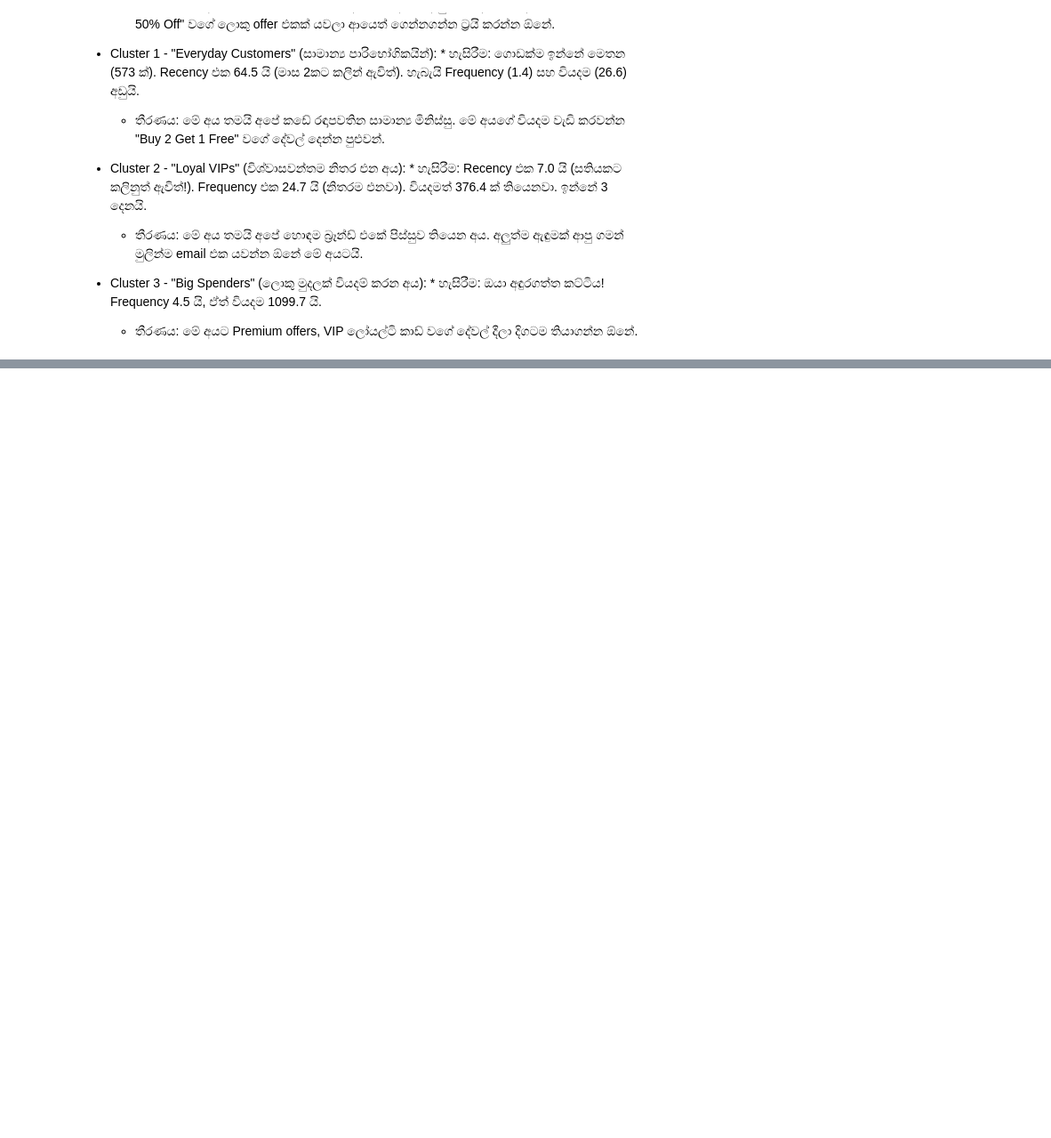
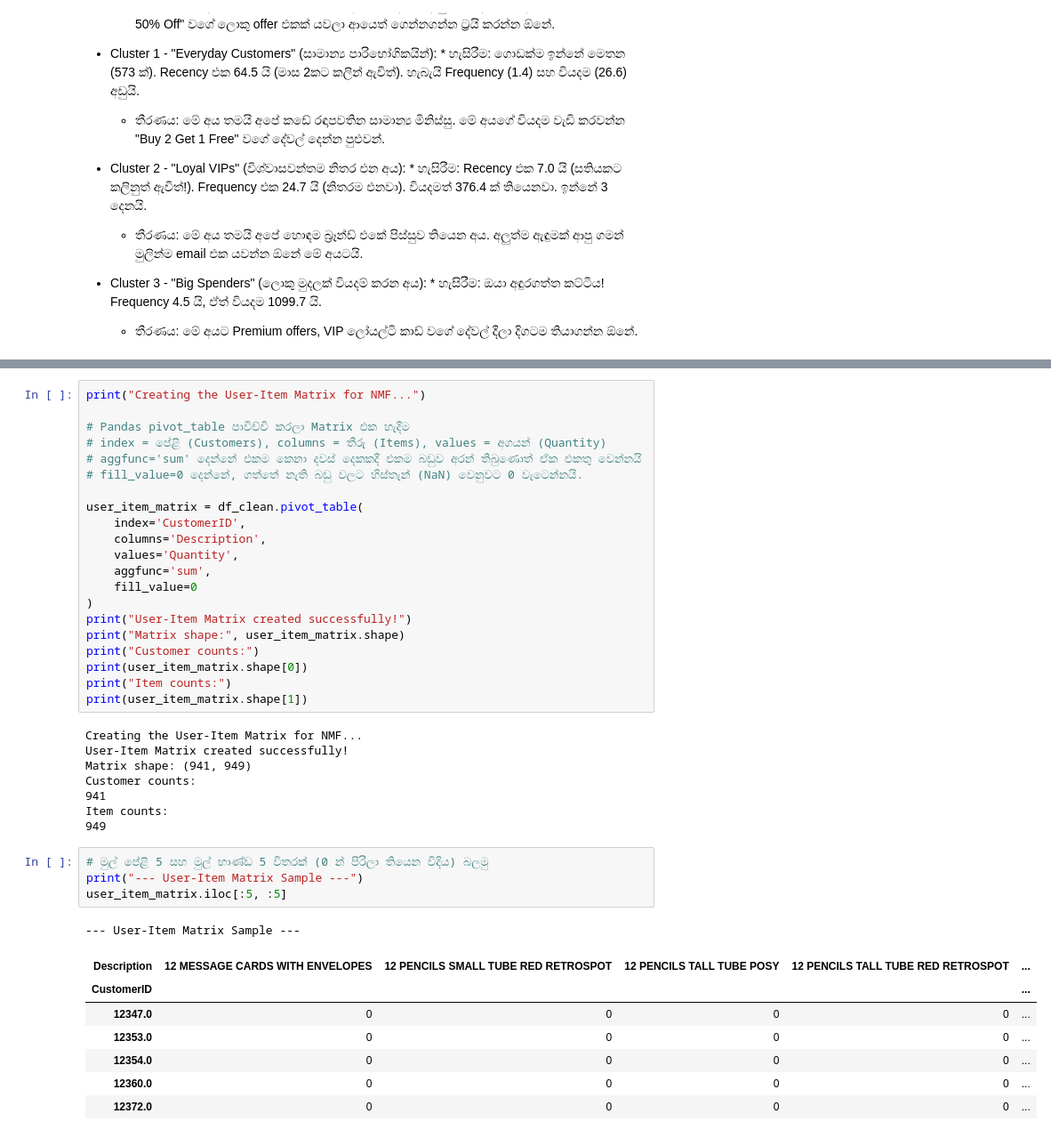
Before and after one commit to Dhanuwa856/Smart-Retail-AI-Engine, a Jupyter notebook: notebooks/01_data_prep.ipynb, the cells around one changed output, grey strips where cells are left out. Shown at 89% size. Drawn from its saved outputs; the diff is of its cells as text; blank space fills up the shorter version.

Commit message:
Update README and add User-Item Matrix creation in Jupyter notebook

```diff
--- a/notebooks/01_data_prep.ipynb
+++ b/notebooks/01_data_prep.ipynb
@@ -312,0 +321,42 @@ Profiling the clusters (Business Interpretation)...
+# %%
+print("Creating the User-Item Matrix for NMF...")
+
+# Pandas pivot_table පාවිච්චි කරලා Matrix එක හැදීම
+# index = පේළි (Customers), columns = තීරු (Items), values = අගයන් (Quantity)
+# aggfunc='sum' දෙන්නේ එකම කෙනා දවස් දෙකකදී එකම බඩුව අරන් තිබුණොත් ඒක එකතු වෙන්නයි
+# fill_value=0 දෙන්නේ, ගත්තේ නැති බඩු වලට හිස්තැන් (NaN) වෙනුවට 0 වැටෙන්නයි.
+
+user_item_matrix = df_clean.pivot_table(
+    index='CustomerID',
+    columns='Description',
+    values='Quantity',
+    aggfunc='sum',
+    fill_value=0
+)
+print("User-Item Matrix created successfully!")
+print("Matrix shape:", user_item_matrix.shape)
+print("Customer counts:")
+print(user_item_matrix.shape[0])
+print("Item counts:")
+print(user_item_matrix.shape[1])
+# %% [output]
+Creating the User-Item Matrix for NMF...
+User-Item Matrix created successfully!
+Matrix shape: (941, 949)
+Customer counts:
+941
+Item counts:
+949
+# %%
+# මුල් පේළි 5 සහ මුල් භාණ්ඩ 5 විතරක් (0 න් පිරිලා තියෙන විදිය) බලමු
+print("--- User-Item Matrix Sample ---")
+user_item_matrix.iloc[:5, :5]
+# %% [output]
+--- User-Item Matrix Sample ---
+| Description | 12 MESSAGE CARDS WITH ENVELOPES | 12 PENCILS SMALL TUBE RED RETROSPOT | 12 PENCILS TALL TUBE POSY | 12 PENCILS TALL TUBE RED RETROSPOT | ... |
+| CustomerID |  |  |  |  | ... |
+| 12347.0 | 0 | 0 | 0 | 0 | ... |
+| 12353.0 | 0 | 0 | 0 | 0 | ... |
+| 12354.0 | 0 | 0 | 0 | 0 | ... |
+| 12360.0 | 0 | 0 | 0 | 0 | ... |
+| 12372.0 | 0 | 0 | 0 | 0 | ... |
```
Also changed, not shown: parts of 9 cells of this notebook, 1 other file.
